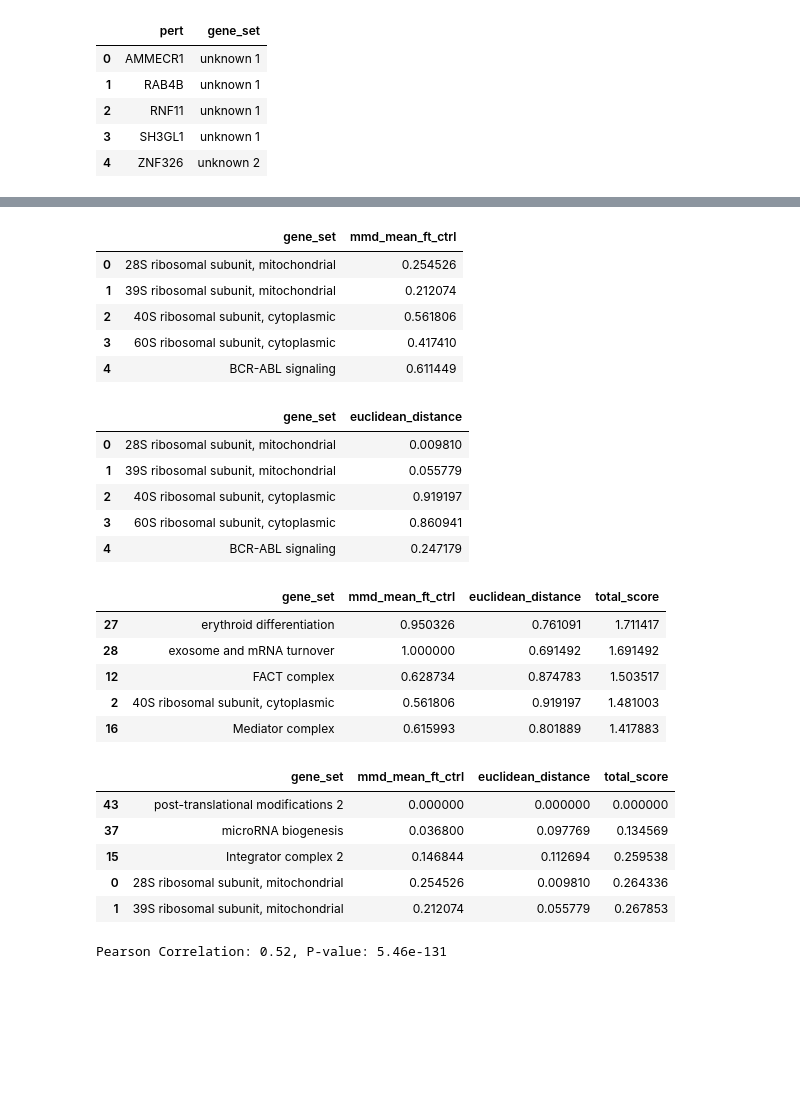
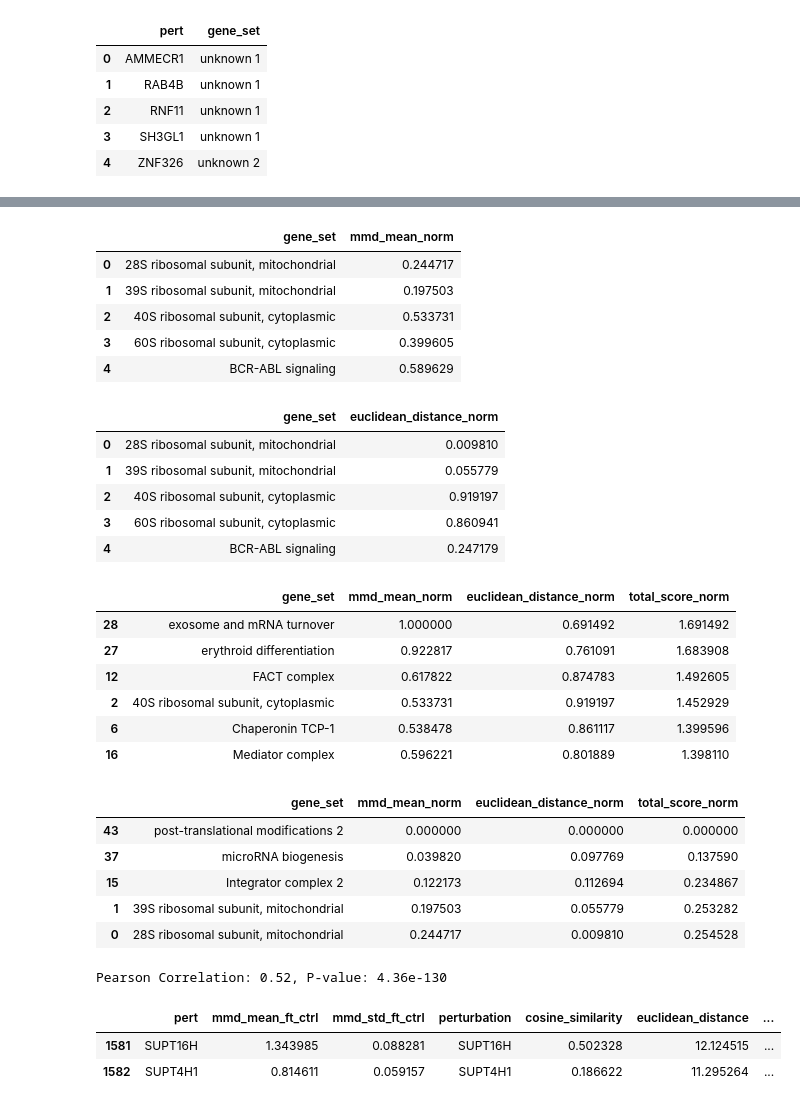
Before and after one commit to uhlerlab/MORPH, a Jupyter notebook: analysis/cell_line_transfer/compare_with_cell_line_agreement/create_dot_plot.ipynb, the cells around one changed output, grey strips where cells are left out. Saved outputs shown, nothing was run; the diff lists cells and outputs as text; code cells hidden in the pictures; blank space fills up the shorter version.

```diff
--- a/analysis/cell_line_transfer/compare_with_cell_line_agreement/create_dot_plot.ipynb
+++ b/analysis/cell_line_transfer/compare_with_cell_line_agreement/create_dot_plot.ipynb
@@ -74,3 +81,6 @@ for seed in random_seeds:
+# %%
+# rename mmd_de to mmd
+ft_ctrl_df.rename(columns={'mmd_de': 'mmd'}, inplace=True)
 # %%
 # calcualte mean of mmd for each pert
 ft_ctrl_df = ft_ctrl_df.groupby("pert").agg(
@@ -135,0 +146,6 @@ eval_df
+# %%
+# normalize mmd_mean_ft_ctrl to [0, 1]
+eval_df['mmd_ft_ctrl_norm'] = (eval_df['mmd_mean_ft_ctrl'] - eval_df['mmd_mean_ft_ctrl'].min()) / (eval_df['mmd_mean_ft_ctrl'].max() - eval_df['mmd_mean_ft_ctrl'].min())
+# normalize euclidean_distance to [0, 1]
+eval_df['euclidean_distance_norm'] = (eval_df['euclidean_distance'] - eval_df['euclidean_distance'].min()) / (eval_df['euclidean_distance'].max() - eval_df['euclidean_distance'].min())
+eval_df
@@ -200,21 +236,25 @@ plot_df['gene_set'] = plot_df['gene_set'].apply(lambda x: np.nan if x in ['unkno
 group_mmd = plot_df.groupby('gene_set')['mmd_mean_ft_ctrl'].mean()
 group_mmd = (group_mmd - group_mmd.min()) / (group_mmd.max() - group_mmd.min())
 group_mmd = pd.DataFrame(group_mmd).reset_index()
+# rename columns from mmd_mean_ft_ctrl to mmd_mean_norm
+group_mmd.rename(columns={'mmd_mean_ft_ctrl': 'mmd_mean_norm'}, inplace=True)
 group_mmd.head()
 # %% [output]
-|  | gene_set | mmd_mean_ft_ctrl |
-| 0 | 28S ribosomal subunit, mitochondrial | 0.254526 |
-| 1 | 39S ribosomal subunit, mitochondrial | 0.212074 |
-| 2 | 40S ribosomal subunit, cytoplasmic | 0.561806 |
-| 3 | 60S ribosomal subunit, cytoplasmic | 0.417410 |
-| 4 | BCR-ABL signaling | 0.611449 |
+|  | gene_set | mmd_mean_norm |
+| 0 | 28S ribosomal subunit, mitochondrial | 0.244717 |
+| 1 | 39S ribosomal subunit, mitochondrial | 0.197503 |
+| 2 | 40S ribosomal subunit, cytoplasmic | 0.533731 |
+| 3 | 60S ribosomal subunit, cytoplasmic | 0.399605 |
+| 4 | BCR-ABL signaling | 0.589629 |
 # %%
 group_euclidean = plot_df.groupby('gene_set')['euclidean_distance'].mean()
 group_euclidean = (group_euclidean - group_euclidean.min()) / (group_euclidean.max() - group_euclidean.min())
 group_euclidean = pd.DataFrame(group_euclidean).reset_index()
+# rename columns from euclidean_distance to euclidean_distance_norm
+group_euclidean.rename(columns={'euclidean_distance': 'euclidean_distance_norm'}, inplace=True)
 group_euclidean.head()
 # %% [output]
-|  | gene_set | euclidean_distance |
+|  | gene_set | euclidean_distance_norm |
 | 0 | 28S ribosomal subunit, mitochondrial | 0.009810 |
 | 1 | 39S ribosomal subunit, mitochondrial | 0.055779 |
 | 2 | 40S ribosomal subunit, cytoplasmic | 0.919197 |
@@ -222,31 +262,32 @@ group_euclidean.head()
 | 4 | BCR-ABL signaling | 0.247179 |
 # %%
 group_all = pd.merge(group_mmd, group_euclidean, on='gene_set', how='outer')
-group_all['total_score'] = group_all['mmd_mean_ft_ctrl'] + group_all['euclidean_distance']
-group_all.sort_values('total_score', ascending=False).head(5)
+group_all['total_score_norm'] = group_all['mmd_mean_norm'] + group_all['euclidean_distance_norm']
+group_all.sort_values('total_score_norm', ascending=False).head(6)
 # %% [output]
-|  | gene_set | mmd_mean_ft_ctrl | euclidean_distance | total_score |
-| 27 | erythroid differentiation | 0.950326 | 0.761091 | 1.711417 |
+|  | gene_set | mmd_mean_norm | euclidean_distance_norm | total_score_norm |
 | 28 | exosome and mRNA turnover | 1.000000 | 0.691492 | 1.691492 |
-| 12 | FACT complex | 0.628734 | 0.874783 | 1.503517 |
-| 2 | 40S ribosomal subunit, cytoplasmic | 0.561806 | 0.919197 | 1.481003 |
-| 16 | Mediator complex | 0.615993 | 0.801889 | 1.417883 |
+| 27 | erythroid differentiation | 0.922817 | 0.761091 | 1.683908 |
+| 12 | FACT complex | 0.617822 | 0.874783 | 1.492605 |
+| 2 | 40S ribosomal subunit, cytoplasmic | 0.533731 | 0.919197 | 1.452929 |
+| 6 | Chaperonin TCP-1 | 0.538478 | 0.861117 | 1.399596 |
+| 16 | Mediator complex | 0.596221 | 0.801889 | 1.398110 |
 # %%
-group_all.sort_values('total_score', ascending=True).head(5)
+group_all.sort_values('total_score_norm', ascending=True).head(5)
 # %% [output]
-|  | gene_set | mmd_mean_ft_ctrl | euclidean_distance | total_score |
+|  | gene_set | mmd_mean_norm | euclidean_distance_norm | total_score_norm |
 | 43 | post-translational modifications 2 | 0.000000 | 0.000000 | 0.000000 |
-| 37 | microRNA biogenesis | 0.036800 | 0.097769 | 0.134569 |
-| 15 | Integrator complex 2 | 0.146844 | 0.112694 | 0.259538 |
-| 0 | 28S ribosomal subunit, mitochondrial | 0.254526 | 0.009810 | 0.264336 |
-| 1 | 39S ribosomal subunit, mitochondrial | 0.212074 | 0.055779 | 0.267853 |
+| 37 | microRNA biogenesis | 0.039820 | 0.097769 | 0.137590 |
+| 15 | Integrator complex 2 | 0.122173 | 0.112694 | 0.234867 |
+| 1 | 39S ribosomal subunit, mitochondrial | 0.197503 | 0.055779 | 0.253282 |
+| 0 | 28S ribosomal subunit, mitochondrial | 0.244717 | 0.009810 | 0.254528 |
 # %%
 custom_color = {
-    'erythroid differentiation': '#ff0000',
-    'exosome and mRNA turnover': '#ff992b',
+    'exosome and mRNA turnover': '#ff0000',
+    'erythroid differentiation': '#ff992b',
     'FACT complex': '#ffdd0b',
     '40S ribosomal subunit, cytoplasmic': '#fba2ac',
-    'Mediator complex': '#ffe4e9',
+    'Mediator complex': '#ffe4e9', # Mediator complex
 
     'post-translational modifications 2': '#2d6a4f', #'#87cefa',
     'microRNA biogenesis': '#8ecc7a', #'#7bc043',
@@ -266,7 +307,13 @@ y = eval_df['euclidean_distance']
 pearson_corr, p_value = pearsonr(x, y)
 print(f"Pearson Correlation: {pearson_corr:.2f}, P-value: {p_value:.2e}")
 # %% [output]
-Pearson Correlation: 0.52, P-value: 5.46e-131
+Pearson Correlation: 0.52, P-value: 4.36e-130
+# %%
+plot_df[plot_df['selected_gene_set'] == 'FACT complex']
+# %% [output]
+|  | pert | mmd_mean_ft_ctrl | mmd_std_ft_ctrl | perturbation | cosine_similarity | euclidean_distance | ... |
+| 1581 | SUPT16H | 1.343985 | 0.088281 | SUPT16H | 0.502328 | 12.124515 | ... |
+| 1582 | SUPT4H1 | 0.814611 | 0.059157 | SUPT4H1 | 0.186622 | 11.295264 | ... |
 # %%
 # Separate the data into "Others" and the rest
 others_df = plot_df[plot_df['selected_gene_set'] == 'Others']
```
Also changed, not shown: parts of 12 cells of this notebook, 3 other files.
